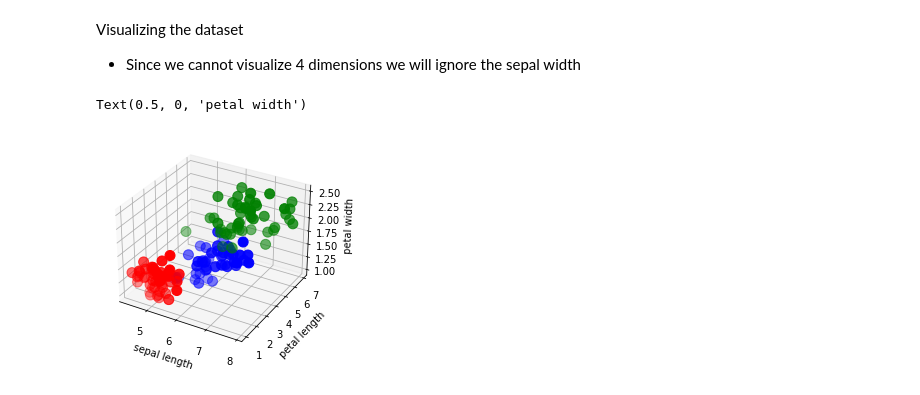
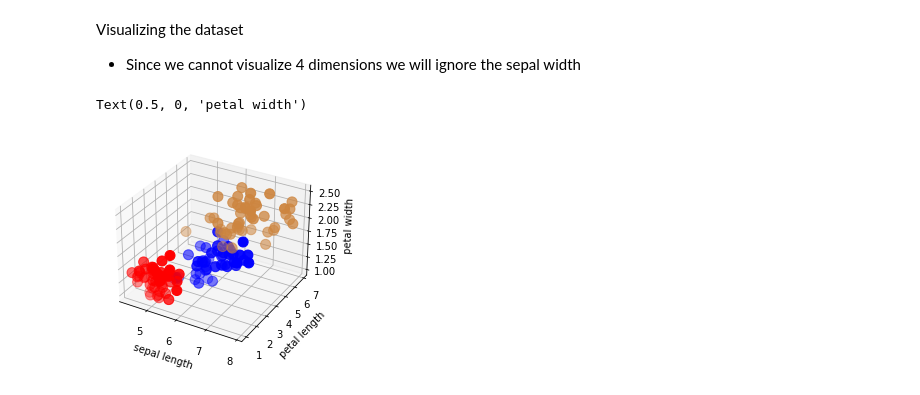
Before and after one commit to marcospsouza/iris-tensorflow, a Jupyter notebook: iris.ipynb, the cells around one changed output. Saved outputs shown, nothing was run; the diff lists cells and outputs as text; code cells hidden in the pictures.

Commit message:
changing plot colors

```diff
--- a/iris.ipynb
+++ b/iris.ipynb
@@ -78,15 +78,15 @@ Visualizing the dataset
 # %%
 fig = plt.figure()
 plot3d = fig.add_subplot(projection='3d')
 clusters = iris_dataset.target
 
 plot3d.scatter(X[clusters == 0, 0], X[clusters == 0, 2], X[clusters == 1, 3], s = 100, c = 'red', label = 'Iris-Setosa')
 plot3d.scatter(X[clusters == 1, 0], X[clusters == 1, 2], X[clusters == 1, 3], s = 100, c = 'blue', label = 'Iris-Versicolour')
-plot3d.scatter(X[clusters == 2, 0], X[clusters == 2, 2], X[clusters == 2, 3], s = 100, c = 'green', label = 'Iris-Virginica')
+plot3d.scatter(X[clusters == 2, 0], X[clusters == 2, 2], X[clusters == 2, 3], s = 100, c = 'turquoise', label = 'Iris-Virginica')
 
 plot3d.set_xlabel('sepal length')
 plot3d.set_ylabel('petal length')
 plot3d.set_zlabel('petal width')
 # %% [output]
 Text(0.5, 0, 'petal width')
-[figure, old version]
+[figure, new version]
```
Also changed, not shown: parts of 2 cells of this notebook.
